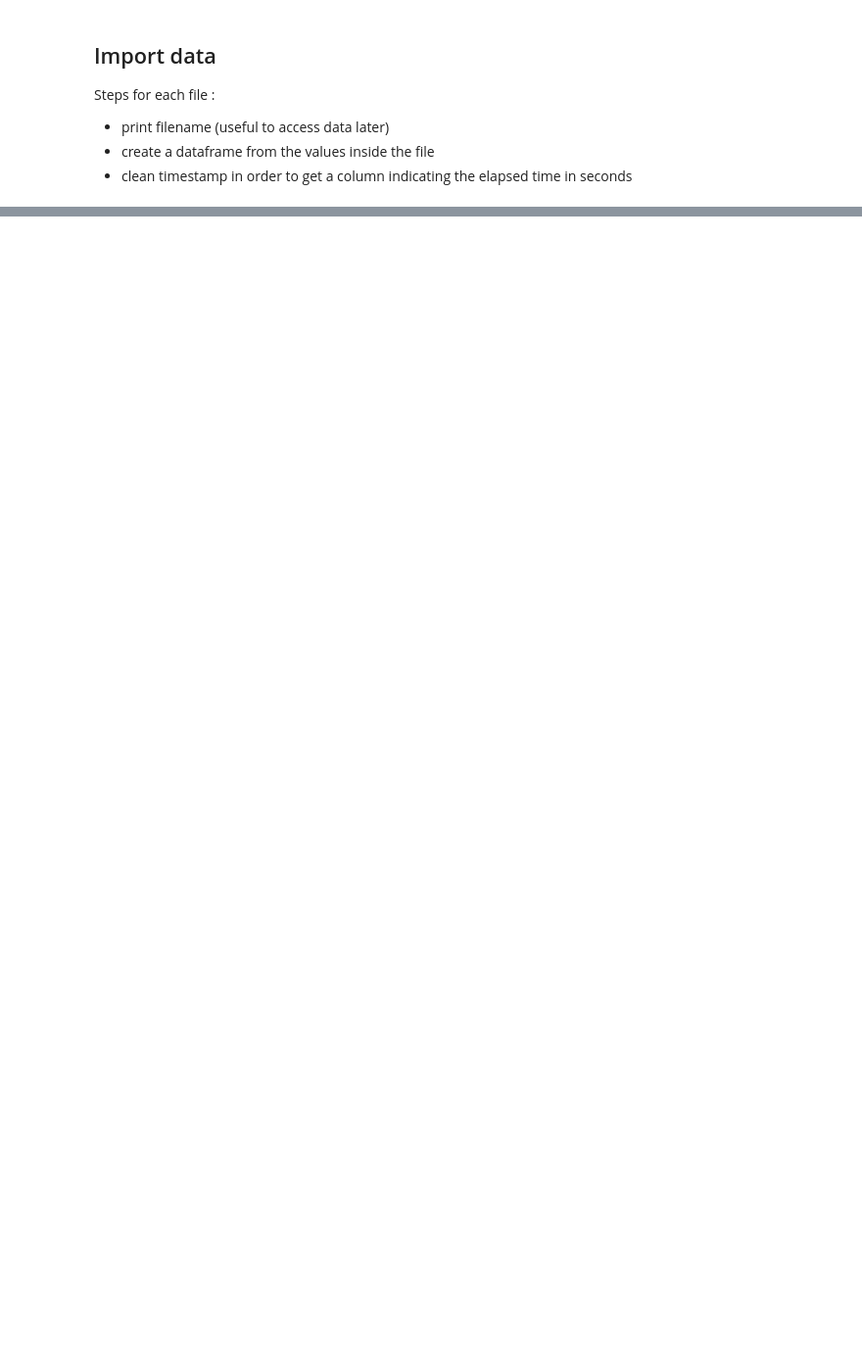
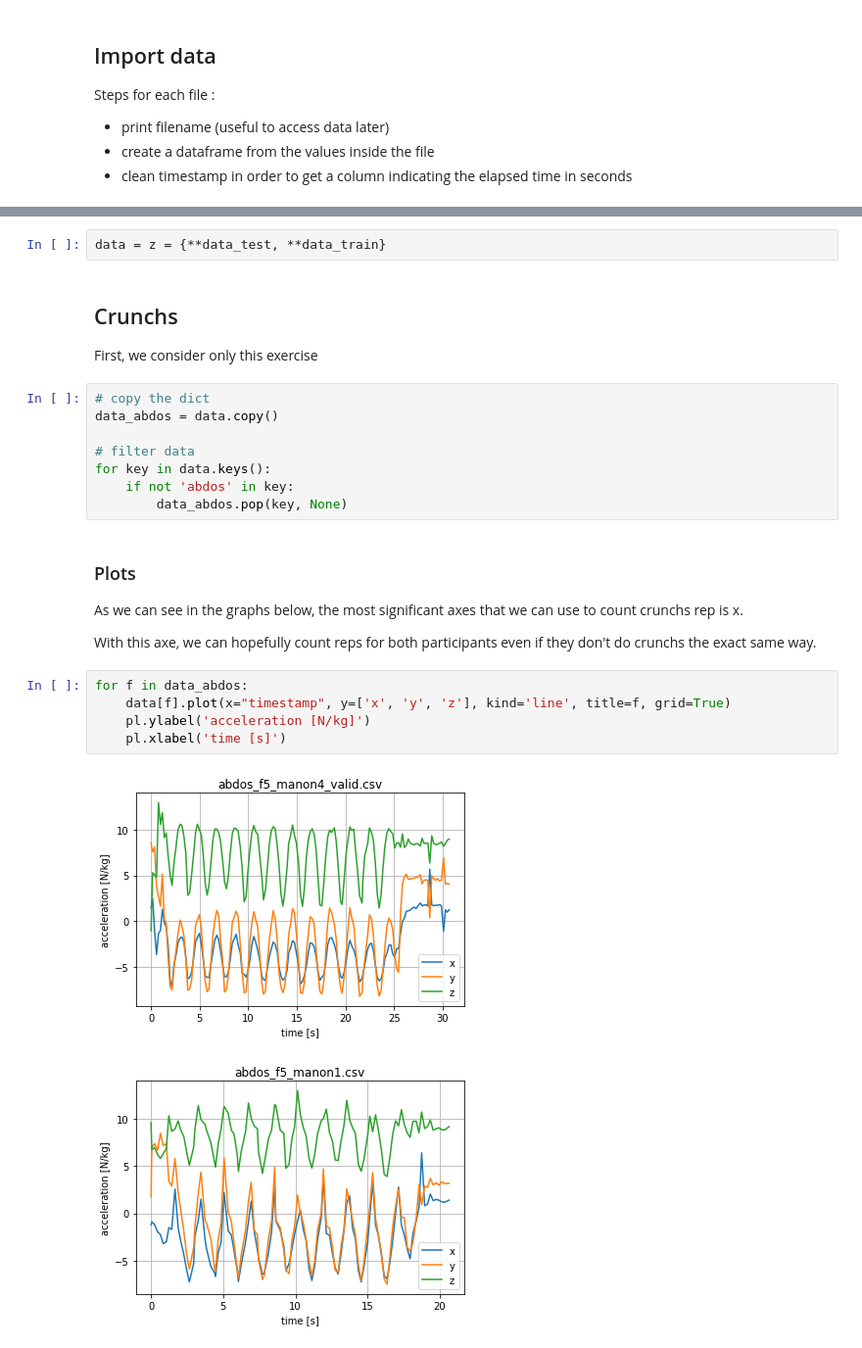
Before and after one commit to hibol/qself, a Jupyter notebook: Rep counting.ipynb, the cells around one changed output, grey strips where cells are left out. Shown at 98% size. Saved outputs shown, nothing was run; the diff lists cells and outputs as text; blank space fills up the shorter version.

```diff
--- a/Rep counting.ipynb
+++ b/Rep counting.ipynb
@@ -83,3 +83,29 @@ Data for training :  squats_f5_manon1.csv
 Data for training :  squats_f5_manon2.csv
 Data for training :  squats_f5_manon3.csv
 Data for validation :  squats_f5_manon4_valid.csv
+# %%
+data = z = {**data_test, **data_train}
+# %% [markdown]
+## Crunchs
+First, we consider only this exercise
+# %%
+# copy the dict
+data_abdos = data.copy()
+
+# filter data
+for key in data.keys():
+    if not 'abdos' in key:
+        data_abdos.pop(key, None)
+# %% [markdown]
+###  Plots
+As we can see in the graphs below, the most significant axes that we can use to count crunchs rep is x.
+
+With this axe, we can hopefully count reps for both participants even if they don't do crunchs the exact same way.
+# %%
+for f in data_abdos:
+    data[f].plot(x="timestamp", y=['x', 'y', 'z'], kind='line', title=f, grid=True)
+    pl.ylabel('acceleration [N/kg]')
+    pl.xlabel('time [s]')
+# %% [output]
+[figure, added]
+[figure, added]
```
Also changed, not shown: parts of 12 cells of this notebook, 32 other files.
